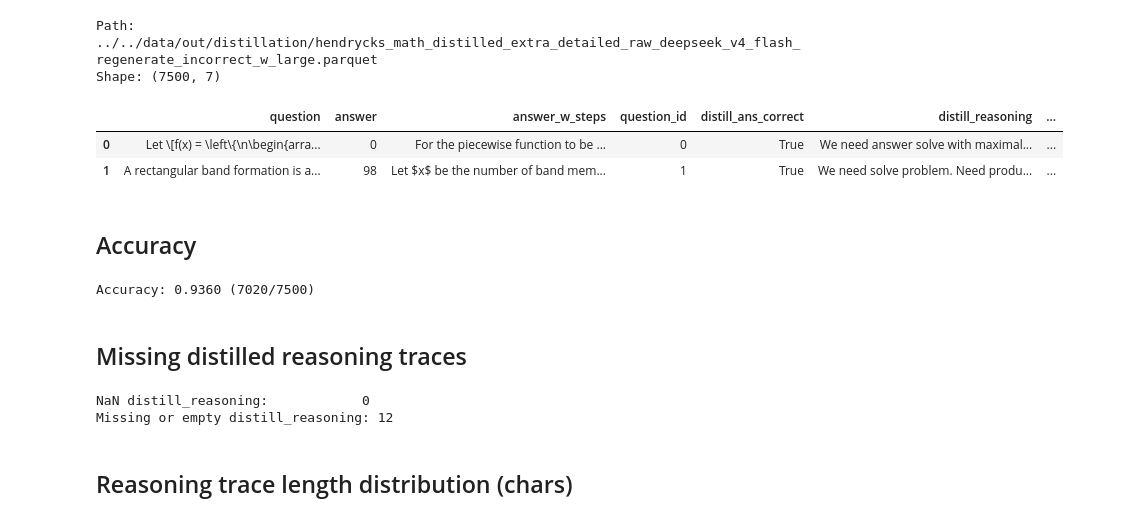
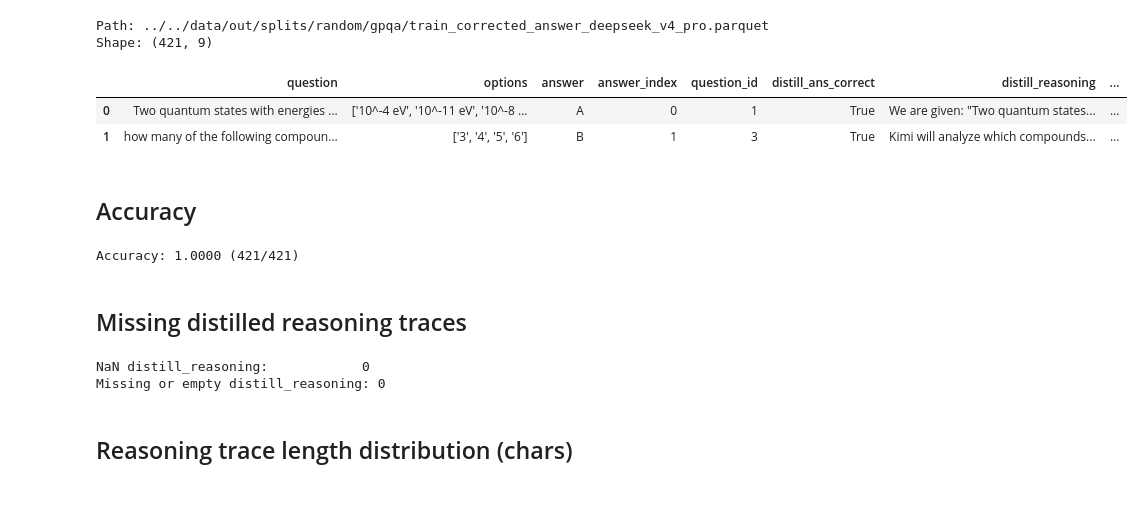
Before and after one commit to LabARSS/recursive_offline_distillation, a Jupyter notebook: src/postprocessing/distill_traces_quality_analysis.ipynb, the cells around one changed output. Cells and saved outputs as stored; diff of their text form; code cells hidden in the pictures.

Commit message:
Add gpqa exps

```diff
--- a/src/postprocessing/distill_traces_quality_analysis.ipynb
+++ b/src/postprocessing/distill_traces_quality_analysis.ipynb
@@ -1,21 +1,21 @@
 # %%
 import ast
 import string
 
 import pandas as pd
 
-DATASET_PATH = "../../data/out/distillation/hendrycks_math_distilled_extra_detailed_raw_deepseek_v4_flash_regenerate_incorrect_w_large.parquet"
+DATASET_PATH = "../../data/out/splits/random/gpqa/train_corrected_answer_deepseek_v4_pro.parquet"
 
 df = pd.read_parquet(DATASET_PATH)
 print(f"Path: {DATASET_PATH}")
 print(f"Shape: {df.shape}")
 df.head(2)
 # %% [output]
-Path: ../../data/out/distillation/hendrycks_math_distilled_extra_detailed_raw_deepseek_v4_flash_regenerate_incorrect_w_large.parquet
-Shape: (7500, 7)
+Path: ../../data/out/splits/random/gpqa/train_corrected_answer_deepseek_v4_pro.parquet
+Shape: (421, 9)
-|  | question | answer | answer_w_steps | question_id | distill_ans_correct | distill_reasoning | ... |
-| 0 | Let \[f(x) = \left\{\n\begin{arra... | 0 | For the piecewise function to be ... | 0 | True | We need answer solve with maximal... | ... |
-| 1 | A rectangular band formation is a... | 98 | Let $x$ be the number of band mem... | 1 | True | We need solve problem. Need produ... | ... |
+|  | question | options | answer | answer_index | question_id | distill_ans_correct | distill_reasoning | ... |
+| 0 | Two quantum states with energies ... | ['10^-4 eV', '10^-11 eV', '10^-8 ... | A | 0 | 1 | True | We are given: "Two quantum states... | ... |
+| 1 | how many of the following compoun... | ['3', '4', '5', '6'] | B | 1 | 3 | True | Kimi will analyze which compounds... | ... |
 # %% [markdown]
 ## Accuracy
 # %%
@@ -23,7 +23,7 @@ n = len(df)
 n_correct = int(df["distill_ans_correct"].sum())
 print(f"Accuracy: {n_correct / n:.4f} ({n_correct}/{n})")
 # %% [output]
-Accuracy: 0.9360 (7020/7500)
+Accuracy: 1.0000 (421/421)
 # %% [markdown]
 ## Missing distilled reasoning traces
 # %%
@@ -34,7 +34,7 @@ print(f"NaN distill_reasoning:            {missing_nan}")
 print(f"Missing or empty distill_reasoning: {missing_or_empty}")
 # %% [output]
 NaN distill_reasoning:            0
-Missing or empty distill_reasoning: 12
+Missing or empty distill_reasoning: 0
 # %% [markdown]
 ## Reasoning trace length distribution (chars)
 # %%
```
Also changed, not shown: parts of 15 cells of this notebook, 15 other files.
